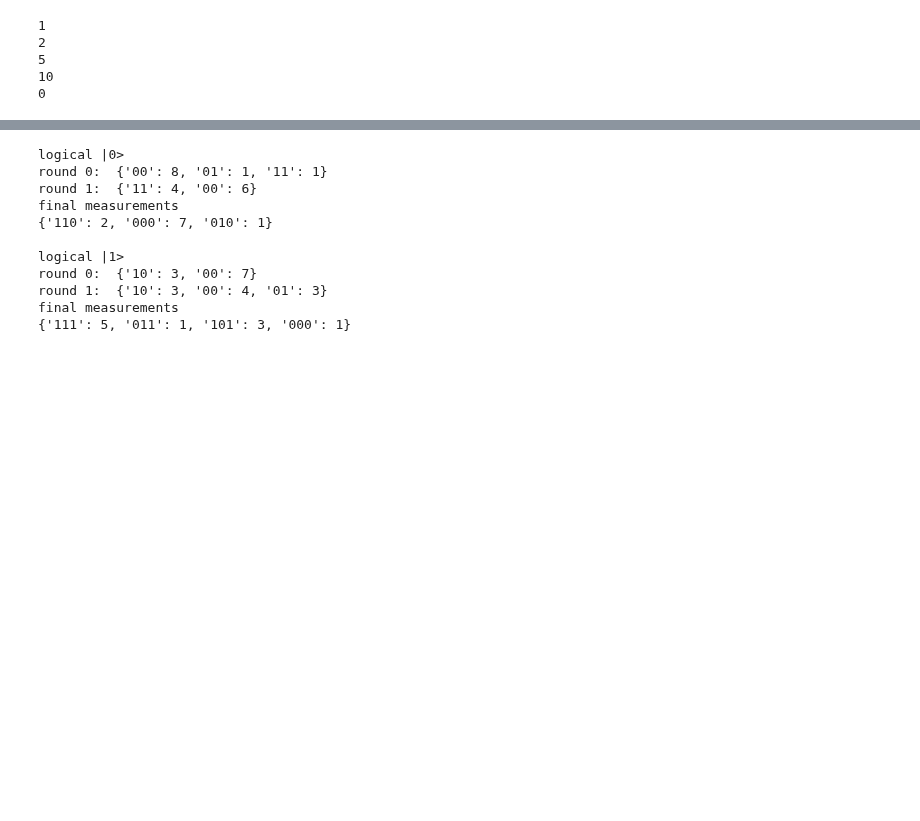
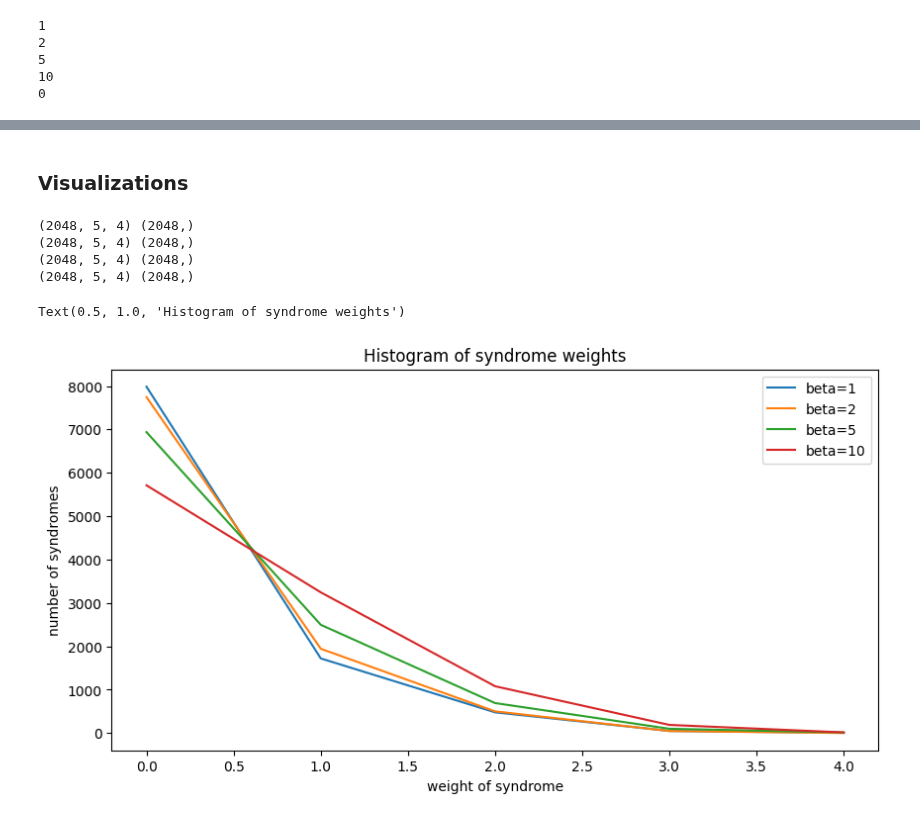
Before and after one commit to peterse/mldec, a Jupyter notebook: src/mldec/hardware/ibm_job_staging.ipynb, the cells around one changed output, grey strips where cells are left out. Saved outputs shown, nothing was run; the diff lists cells and outputs as text; code cells hidden in the pictures; blank space fills up the shorter version.

```diff
--- a/src/mldec/hardware/ibm_job_staging.ipynb
+++ b/src/mldec/hardware/ibm_job_staging.ipynb
@@ -210,3 +147,8 @@ validation job id: 6018298d-f1ef-4a27-b615-5e3688dec6a7
+# %%
+# this should have length len(delay_factors) * num_initial_states
+train_job_result = training_job.result()
+# this should have length num_initial_states
+val_job_result = validation_job.result()
 # %%
 from mldec.utils.experiments_ibm import process_jobs
 from mldec.datasets.reps_exp_rep_code_data import make_exp_dataset_name, save_data
@@ -401,23 +180,35 @@ def get_raw_results(code,noise_model=None, shots=10):
-# %%
-noise_model = get_noise(0.05, 0.05)
-raw_results = get_raw_results(code, noise_model=noise_model)
-for i, result in enumerate(raw_results):
-    data = result.data
-    print(f"logical |{i}>")
-    for j in range(T): # each round has one set of parity measurements
-        print(f"round {j}: ", getattr(data, f"round_{j}_link_bit_0").get_counts())
-    print("final measurements")
-    print(getattr(data, f"code_bit_0").get_counts())
-    print()
-# %% [output]
-logical |0>
-round 0:  {'00': 8, '01': 1, '11': 1}
-round 1:  {'11': 4, '00': 6}
-final measurements
-{'110': 2, '000': 7, '010': 1}
-
-logical |1>
-round 0:  {'10': 3, '00': 7}
-round 1:  {'10': 3, '00': 4, '01': 3}
-final measurements
-{'111': 5, '011': 1, '101': 3, '000': 1}
+# %% [markdown]
+### Visualizations
+# %%
+def make_visualization_by_round(X):
+    """Make a histogram of the (weights) of (modded) syndromes in the experimental data.
+
+    X has shape (n_data, repetitions, n-1). """
+
+    out = np.zeros(X.shape[2] + 1)
+    for i in range(X.shape[0]):
+        for j in range(X.shape[1]):
+            out[int(np.sum(X[i, j]))] += 1
+    return out
+# %%
+from mldec.datasets.reps_exp_rep_code_data import make_exp_dataset_name, load_data
+import matplotlib.pyplot as plt
+fig, ax = plt.subplots(1, 1, figsize=(10, 5))
+for beta in [1, 2, 5, 10]:
+
+    fname = make_exp_dataset_name(n, T, beta)
+    X, y = load_data(fname)
+    print(X.shape, y.shape)
+    hist = make_visualization_by_round(X)
+    ax.plot(range(len(hist)), hist, label=f"beta={beta}")
+ax.legend()
+ax.set_xlabel("weight of syndrome")
+ax.set_ylabel("number of syndromes")
+ax.set_title("Histogram of syndrome weights")
+# %% [output]
+(2048, 5, 4) (2048,)
+(2048, 5, 4) (2048,)
+(2048, 5, 4) (2048,)
+(2048, 5, 4) (2048,)
+Text(0.5, 1.0, 'Histogram of syndrome weights')
+[figure, added]
```
Also changed, not shown: parts of 21 cells of this notebook, 11 other files.
